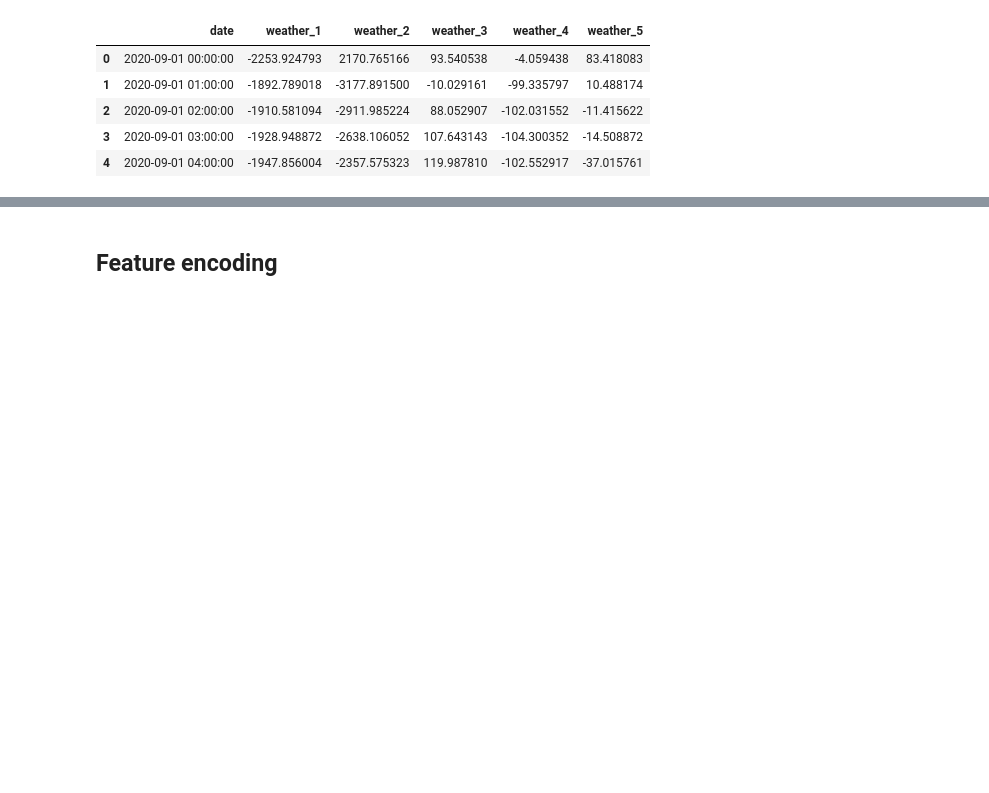
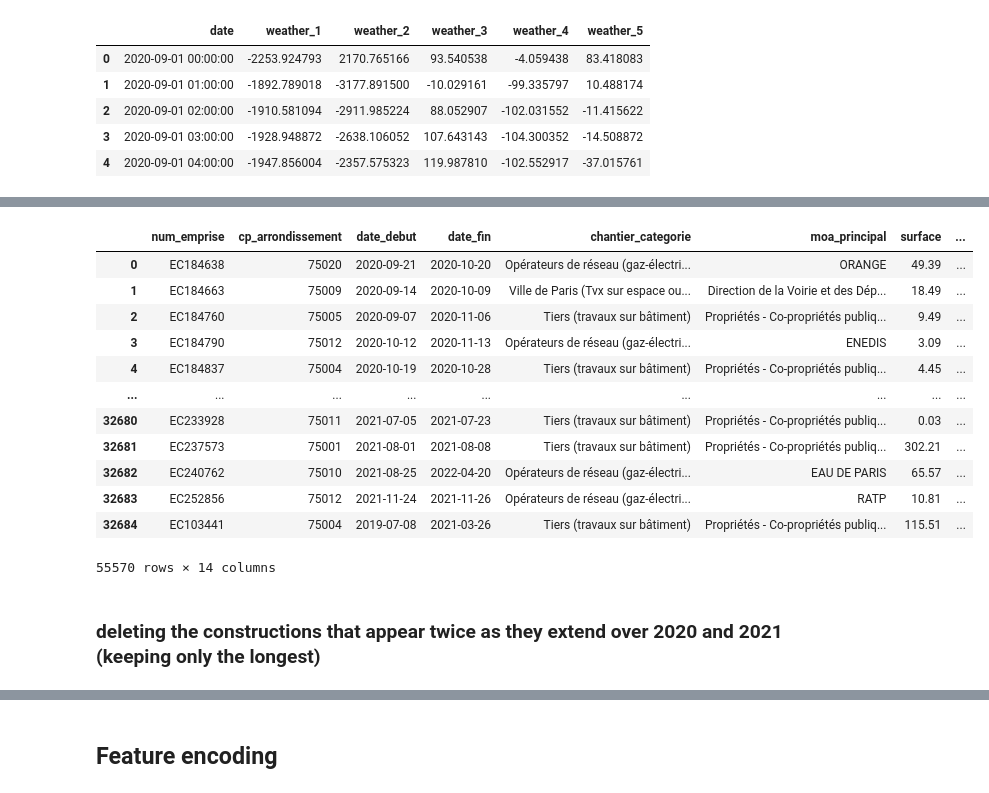
Before and after one commit to p-haas/bike_counters, a Jupyter notebook: WIP/eda_notebook.ipynb, the cells around one changed output, grey strips where cells are left out. Cells and saved outputs as stored; diff of their text form; code cells hidden in the pictures; blank space fills up the shorter version.

```diff
--- a/WIP/eda_notebook.ipynb
+++ b/WIP/eda_notebook.ipynb
@@ -1423,0 +1471,6 @@ test_2 = test_1.merge(weather_pca, left_on="date", right_on="date", how="left")
+# %%
+#https://opendata.paris.fr/explore/dataset/chantiers-a-paris-copie0/information/?disjunctive.cp_arrondissement&disjunctive.chantier_categorie&disjunctive.moa_principal&disjunctive.chantier_synthese&disjunctive.localisation_detail&disjunctive.localisation_stationnement
+construction_sites_2020 = pd.read_parquet("/Users/apple/Desktop/Cours Polytechnique/Python for DS/Kaggle compétition/external_data/chantiers-a-paris-2020.parquet")
+
+#https://opendata.paris.fr/explore/embed/dataset/chantiers-a-paris-copie1/table/?disjunctive.cp_arrondissement&disjunctive.chantier_categorie&disjunctive.moa_principal&disjunctive.chantier_synthese&disjunctive.localisation_detail&disjunctive.localisation_stationnement
+construction_sites_2021 = pd.read_parquet("/Users/apple/Desktop/Cours Polytechnique/Python for DS/Kaggle compétition/external_data/chantiers-a-paris-2021.parquet")
@@ -1423,0 +1495,20 @@ test_2 = test_1.merge(weather_pca, left_on="date", right_on="date", how="left")
+# %%
+construction_sites = pd.concat([construction_sites_2020, construction_sites_2021], axis=0)
+# %%
+construction_sites
+# %% [output]
+|  | num_emprise | cp_arrondissement | date_debut | date_fin | chantier_categorie | moa_principal | surface | ... |
+| 0 | EC184638 | 75020 | 2020-09-21 | 2020-10-20 | Opérateurs de réseau (gaz-électri... | ORANGE | 49.39 | ... |
+| 1 | EC184663 | 75009 | 2020-09-14 | 2020-10-09 | Ville de Paris (Tvx sur espace ou... | Direction de la Voirie et des Dép... | 18.49 | ... |
+| 2 | EC184760 | 75005 | 2020-09-07 | 2020-11-06 | Tiers (travaux sur bâtiment) | Propriétés - Co-propriétés publiq... | 9.49 | ... |
+| 3 | EC184790 | 75012 | 2020-10-12 | 2020-11-13 | Opérateurs de réseau (gaz-électri... | ENEDIS | 3.09 | ... |
+| 4 | EC184837 | 75004 | 2020-10-19 | 2020-10-28 | Tiers (travaux sur bâtiment) | Propriétés - Co-propriétés publiq... | 4.45 | ... |
+| ... | ... | ... | ... | ... | ... | ... | ... | ... |
+| 32680 | EC233928 | 75011 | 2021-07-05 | 2021-07-23 | Tiers (travaux sur bâtiment) | Propriétés - Co-propriétés publiq... | 0.03 | ... |
+| 32681 | EC237573 | 75001 | 2021-08-01 | 2021-08-08 | Tiers (travaux sur bâtiment) | Propriétés - Co-propriétés publiq... | 302.21 | ... |
+| 32682 | EC240762 | 75010 | 2021-08-25 | 2022-04-20 | Opérateurs de réseau (gaz-électri... | EAU DE PARIS | 65.57 | ... |
+| 32683 | EC252856 | 75012 | 2021-11-24 | 2021-11-26 | Opérateurs de réseau (gaz-électri... | RATP | 10.81 | ... |
+| 32684 | EC103441 | 75004 | 2019-07-08 | 2021-03-26 | Tiers (travaux sur bâtiment) | Propriétés - Co-propriétés publiq... | 115.51 | ... |
+55570 rows × 14 columns
+# %% [markdown]
+### deleting the constructions that appear twice as they extend over 2020 and 2021 (keeping only the longest)
```
Also changed, not shown: parts of 28 cells of this notebook.
